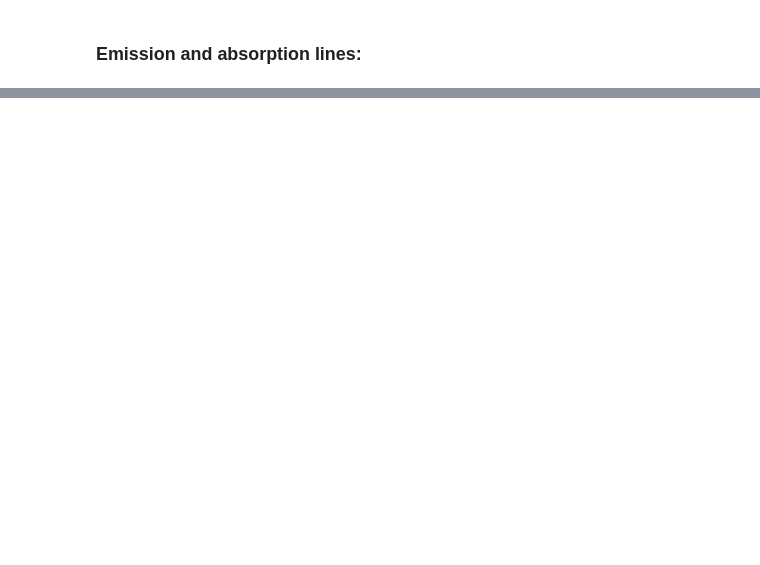
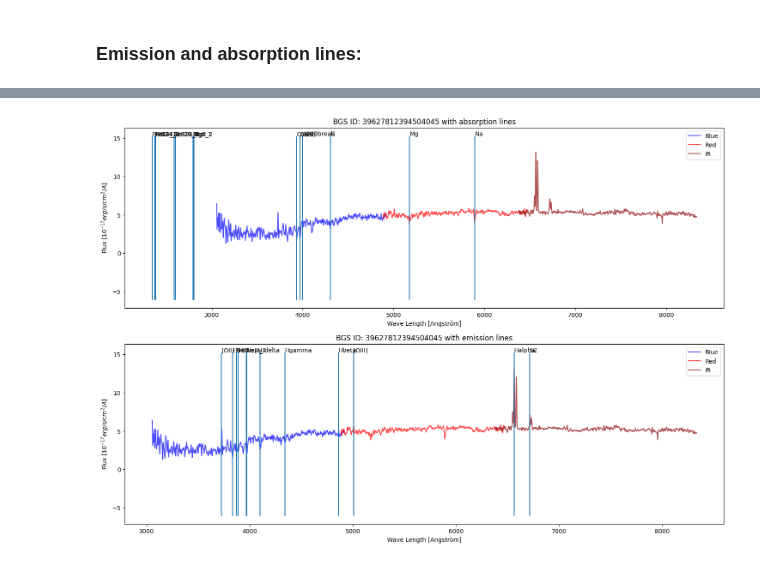
Before and after one commit to johannct/M2_Stage_Code, a Jupyter notebook: DESI Spectra.ipynb, the cells around one changed output, grey strips where cells are left out. Saved outputs shown, nothing was run; the diff lists cells and outputs as text; code cells hidden in the pictures; blank space fills up the shorter version.

```diff
--- a/DESI Spectra.ipynb
+++ b/DESI Spectra.ipynb
@@ -306,0 +257,7 @@ plot_spectrum(QSO, target_ID, 'QSO', flux=(flux_b, flux_r, flux_z), figax = (fig
+# %%
+sigma = 3
+BGSspectrum_Brighter.apply_gaussianFilter(sigma=sigma)
+
+fig, ax = plt.subplots(2, 1, figsize=(12, 12))
+BGSspectrum_Brighter.plot_spectrum(cat="BGS", figax = (fig, ax[0]))
+BGSspectrum_Brighter.plot_spectrum("Filter", cat="BGS", figax = (fig, ax[1]), title=f'Gaussian filter with sigma = {sigma}');
@@ -342,0 +278,7 @@ plot_spectrum(QSO, target_ID, 'QSO', flux=(flux_b, flux_r, flux_z), figax = (fig
+# %%
+window_length, polyorder = 7, 1
+BGSspectrum_Brighter.apply_savgolFilter(window_length, polyorder)
+
+fig, ax = plt.subplots(2, 1, figsize=(12, 12))
+BGSspectrum_Brighter.plot_spectrum(cat="BGS", figax = (fig, ax[0]))
+BGSspectrum_Brighter.plot_spectrum("Filter", cat="BGS", figax = (fig, ax[1]), title=f'Savitzky-Golay filter with window length = {window_length} and polyorder = {polyorder}');
@@ -379,0 +298,14 @@ plot_spectrum(QSO, target_ID, 'QSO', flux=(flux_b, flux_r, flux_z), figax = (fig
+# %%
+from astropy.table import vstack
+
+BGS_tot = vstack([BGS_NGC, BGS_SGC])
+BGS_tot.add_index('TARGETID')
+z = BGS_tot.loc[BGSspectrum_Brighter.target_ID]['Z']
+
+sigma = 3
+BGSspectrum_Brighter.apply_gaussianFilter(sigma=sigma)
+
+fig, ax = plt.subplots(3, 1, figsize=(12, 6*3))
+BGSspectrum_Brighter.plot_spectrum(cat="BGS", figax = (fig, ax[0]))
+BGSspectrum_Brighter.plot_spectrum(cat="BGS", figax = (fig, ax[1]), z_renorm = z, title='Wave length renormalization to 1+z')
+BGSspectrum_Brighter.plot_spectrum("Filter", cat="BGS", figax = (fig, ax[2]), z_renorm = z, title=f'Gaussian filter with sigma = {sigma}');
@@ -518,0 +331,18 @@ for k, v in absorb.items(): ax.text(v, f_max, k)
+# %%
+a_lines={'FeII24_1':2344.2,'FeII24_2':2374.5,'FeII24_3':2382.8,'FeII26_1':2586.5,'FeII26_2':2600.2,'MgII_1':2795,'MgII_2':2802,'Ca(H)':3933.7, 'Ca(K)':3968.5, 'G':4304.4, 'Mg':5175.3, 'Na':5894.0, '4000break':4000.}
+e_lines={'[OII]':3727.3,'H9':3835,'H8':3889,'Heps':3970.07,'Hdelta':4101.73,'Hgamma':4340.46,'Hbeta':4861.32,'[OIII]':4959.0,'[OIII]':5006.8, 'Halpha':6562.80,'S2':6716.0, 'NeIII':3869, 'NeIII_2':3968}
+
+z = BGS_tot.loc[BGSspectrum_Brighter.target_ID]['Z']
+
+fig, ax = plt.subplots(2, 1, figsize=(18, 6*2))
+BGSspectrum_Brighter.plot_spectrum("Filter", cat="BGS", figax = (fig, ax[0]), z_renorm = z, title=f'BGS ID: {BGSspectrum_Brighter.target_ID} with absorption lines')
+BGSspectrum_Brighter.plot_spectrum("Filter", cat="BGS", figax = (fig, ax[1]), z_renorm = z, title=f'BGS ID: {BGSspectrum_Brighter.target_ID} with emission lines');
+
+f_min = np.min(np.hstack([BGSspectrum_Brighter.flux_b, BGSspectrum_Brighter.flux_r, BGSspectrum_Brighter.flux_z]))
+f_max = np.max(np.hstack([BGSspectrum_Brighter.flux_b, BGSspectrum_Brighter.flux_r, BGSspectrum_Brighter.flux_z]))
+ax[0].vlines(a_lines.values(), f_min, f_max)
+for k, v in a_lines.items(): ax[0].text(v, f_max, k)
+ax[1].vlines(e_lines.values(), f_min, f_max)
+for k, v in e_lines.items(): ax[1].text(v, f_max, k)
+# %% [output]
+[figure, added]
```
Also changed, not shown: parts of 27 cells of this notebook, 28 other files.
